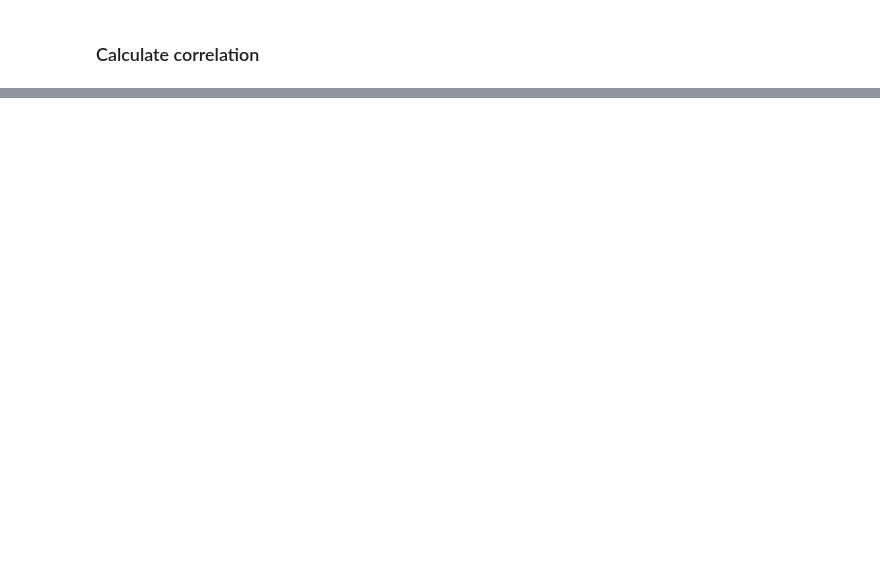
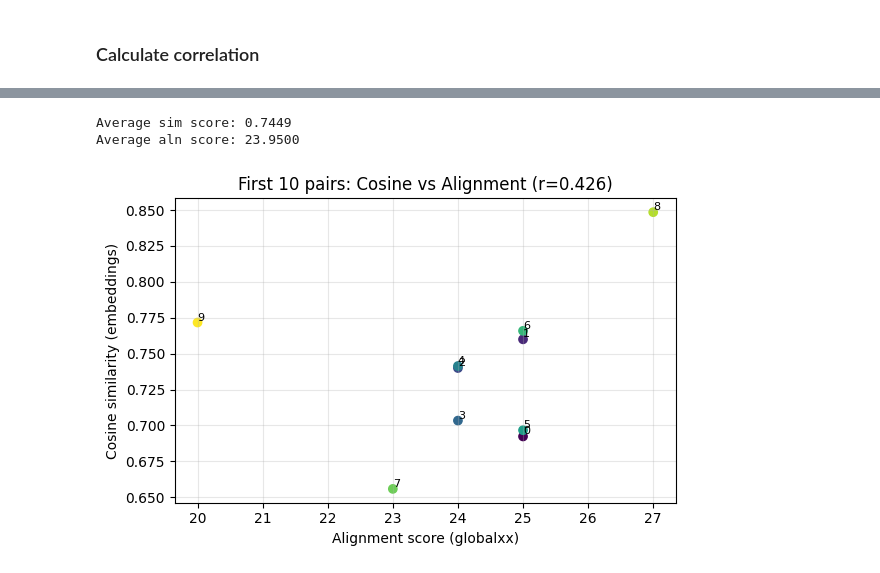
Before and after one commit to Rifat1493/Similarity-Search-DNA, a Jupyter notebook: similarity_search.ipynb, the cells around one changed output, grey strips where cells are left out. Saved outputs shown, nothing was run; the diff lists cells and outputs as text; code cells hidden in the pictures; blank space fills up the shorter version.

Commit message:
feat: add the pearson correlation

```diff
--- a/similarity_search.ipynb
+++ b/similarity_search.ipynb
@@ -13,0 +25,7 @@ for record in SeqIO.parse(fasta_file, "fasta"):
+# %%
+
+def split_sequence(seq, fragment_len=2000):
+    return [seq[i:i+fragment_len] for i in range(0, len(seq), fragment_len)]
+
+fragments = split_sequence(sequence, fragment_len=2000)
+print("Fragments:", len(fragments), "Fragment[0] length:", len(fragments[0]))
@@ -141,0 +140,21 @@ Unique non-ACGT: ['N']
+# %%
+
+pair_count = 100
+seq_len = 40
+
+pairs = [(random.randint(0, len(sequence)-seq_len),
+          random.randint(0, len(sequence)-seq_len)) for _ in range(pair_count)]
+
+cos_sims = []
+aln_scores = []
+
+for a_idx, b_idx in pairs:
+    sa = sequence[a_idx:a_idx+seq_len]
+    sb = sequence[b_idx:b_idx+seq_len]
+    c, a = evaluate_pair(sa, sb)
+    cos_sims.append(c)
+    aln_scores.append(a)
+
+r, p = pearsonr(cos_sims, aln_scores)
+print("Pairs evaluated:", pair_count)
+print("Pearson r:", r, "p-value:", p)
@@ -141,0 +193,26 @@ Unique non-ACGT: ['N']
+# %%
+avg_sim = float(np.mean([c for c in cos_sims if np.isfinite(c)]))
+avg_aln = float(np.mean([a for a in aln_scores if np.isfinite(a)]))
+print(f"Average sim score: {avg_sim:.4f}")
+print(f"Average aln score: {avg_aln:.4f}")
+# %% [output]
+Average sim score: 0.7449
+Average aln score: 23.9500
+# %%
+
+first_n = 10
+x = aln_scores[:first_n]
+y = cos_sims[:first_n]
+
+plt.figure(figsize=(6,4))
+plt.scatter(x, y, c=range(first_n), cmap="viridis")
+for idx in range(first_n):
+    plt.text(x[idx], y[idx], str(idx), fontsize=8, ha='left', va='bottom')
+plt.xlabel("Alignment score (globalxx)")
+plt.ylabel("Cosine similarity (embeddings)")
+plt.title(f"First {first_n} pairs: Cosine vs Alignment (r={r:.3f})")
+plt.grid(alpha=0.3)
+plt.tight_layout()
+plt.show()
+# %% [output]
+[figure, added]
```
Also changed, not shown: parts of 18 cells of this notebook, 2 other files.
